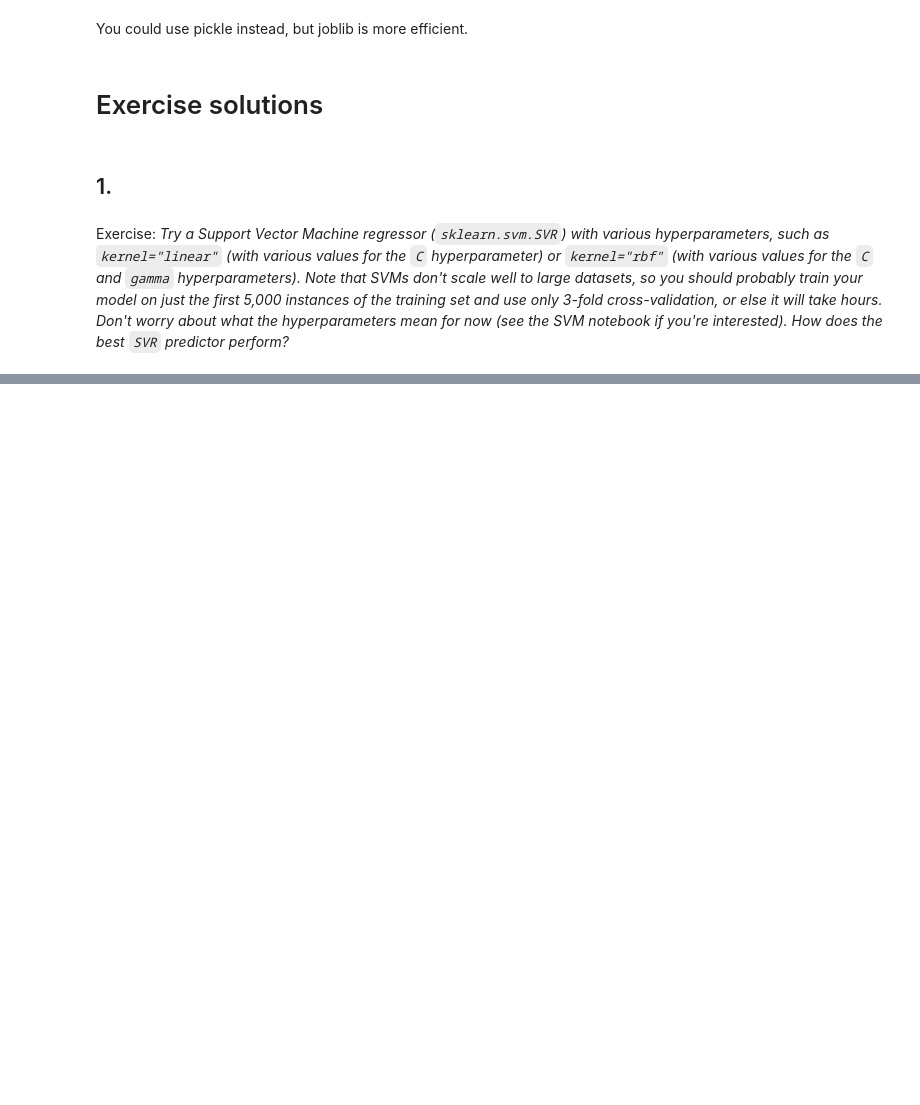
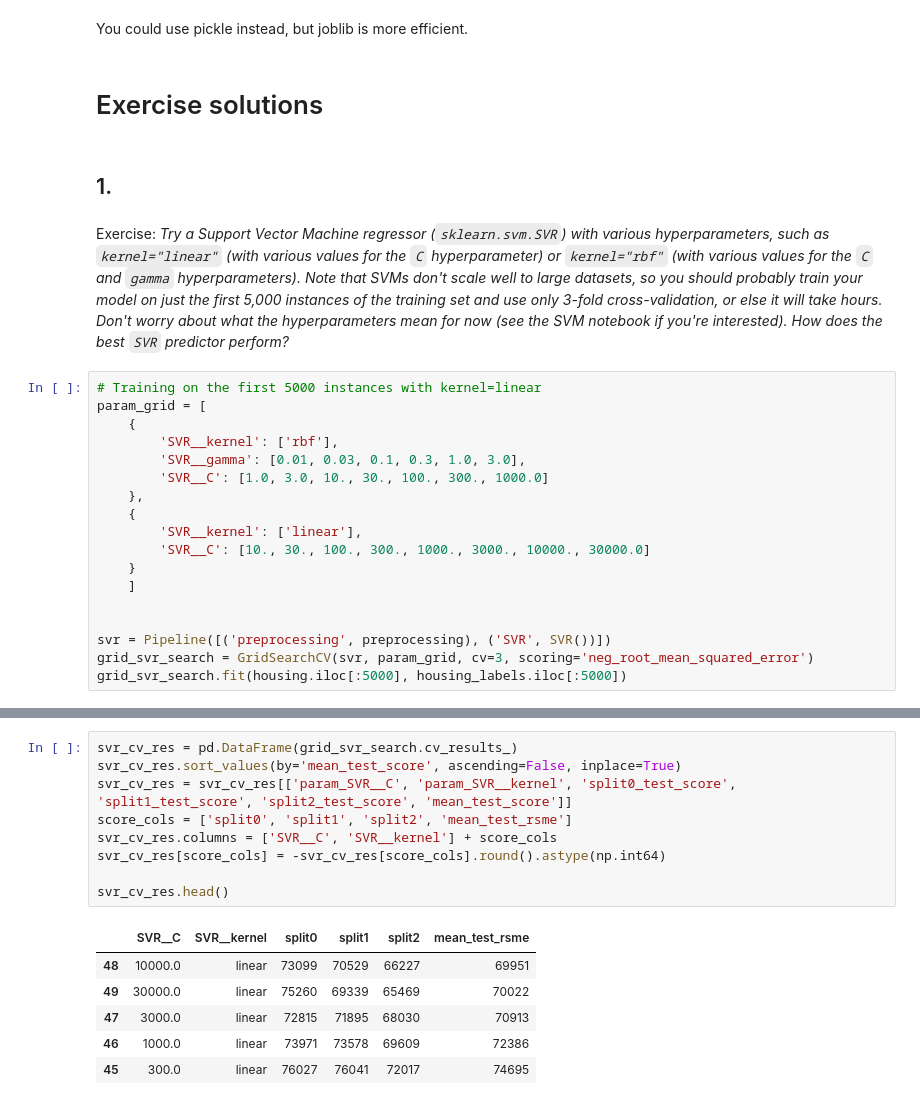
Before and after one commit to deexth/Pyt, a Jupyter notebook: chpt2_hml.ipynb, the cells around one changed output, grey strips where cells are left out. Drawn from its saved outputs; the diff is of its cells as text; blank space fills up the shorter version.

```diff
--- a/chpt2_hml.ipynb
+++ b/chpt2_hml.ipynb
@@ -1654,3 +1654,21 @@ You could use pickle instead, but joblib is more efficient.
 ## 1.
 # %% [markdown]
 Exercise: _Try a Support Vector Machine regressor (`sklearn.svm.SVR`) with various hyperparameters, such as `kernel="linear"` (with various values for the `C` hyperparameter) or `kernel="rbf"` (with various values for the `C` and `gamma` hyperparameters). Note that SVMs don't scale well to large datasets, so you should probably train your model on just the first 5,000 instances of the training set and use only 3-fold cross-validation, or else it will take hours. Don't worry about what the hyperparameters mean for now (see the SVM notebook if you're interested). How does the best `SVR` predictor perform?_
+# %%
+# Training on the first 5000 instances with kernel=linear
+param_grid = [
+    {
+        'SVR__kernel': ['rbf'],
+        'SVR__gamma': [0.01, 0.03, 0.1, 0.3, 1.0, 3.0],
+        'SVR__C': [1.0, 3.0, 10., 30., 100., 300., 1000.0]
+    },
+    {
+        'SVR__kernel': ['linear'],
+        'SVR__C': [10., 30., 100., 300., 1000., 3000., 10000., 30000.0]
+    }
+    ]
+
+
+svr = Pipeline([('preprocessing', preprocessing), ('SVR', SVR())])
+grid_svr_search = GridSearchCV(svr, param_grid, cv=3, scoring='neg_root_mean_squared_error')
+grid_svr_search.fit(housing.iloc[:5000], housing_labels.iloc[:5000])
@@ -1656,0 +1713,16 @@ Exercise: _Try a Support Vector Machine regressor (`sklearn.svm.SVR`) with vario
+# %%
+svr_cv_res = pd.DataFrame(grid_svr_search.cv_results_)
+svr_cv_res.sort_values(by='mean_test_score', ascending=False, inplace=True)
+svr_cv_res = svr_cv_res[['param_SVR__C', 'param_SVR__kernel', 'split0_test_score', 'split1_test_score', 'split2_test_score', 'mean_test_score']]
+score_cols = ['split0', 'split1', 'split2', 'mean_test_rsme']
+svr_cv_res.columns = ['SVR__C', 'SVR__kernel'] + score_cols
+svr_cv_res[score_cols] = -svr_cv_res[score_cols].round().astype(np.int64)
+
+svr_cv_res.head()
+# %% [output]
+|  | SVR__C | SVR__kernel | split0 | split1 | split2 | mean_test_rsme |
+| 48 | 10000.0 | linear | 73099 | 70529 | 66227 | 69951 |
+| 49 | 30000.0 | linear | 75260 | 69339 | 65469 | 70022 |
+| 47 | 3000.0 | linear | 72815 | 71895 | 68030 | 70913 |
+| 46 | 1000.0 | linear | 73971 | 73578 | 69609 | 72386 |
+| 45 | 300.0 | linear | 76027 | 76041 | 72017 | 74695 |
```
Also changed, not shown: parts of 22 cells of this notebook.
